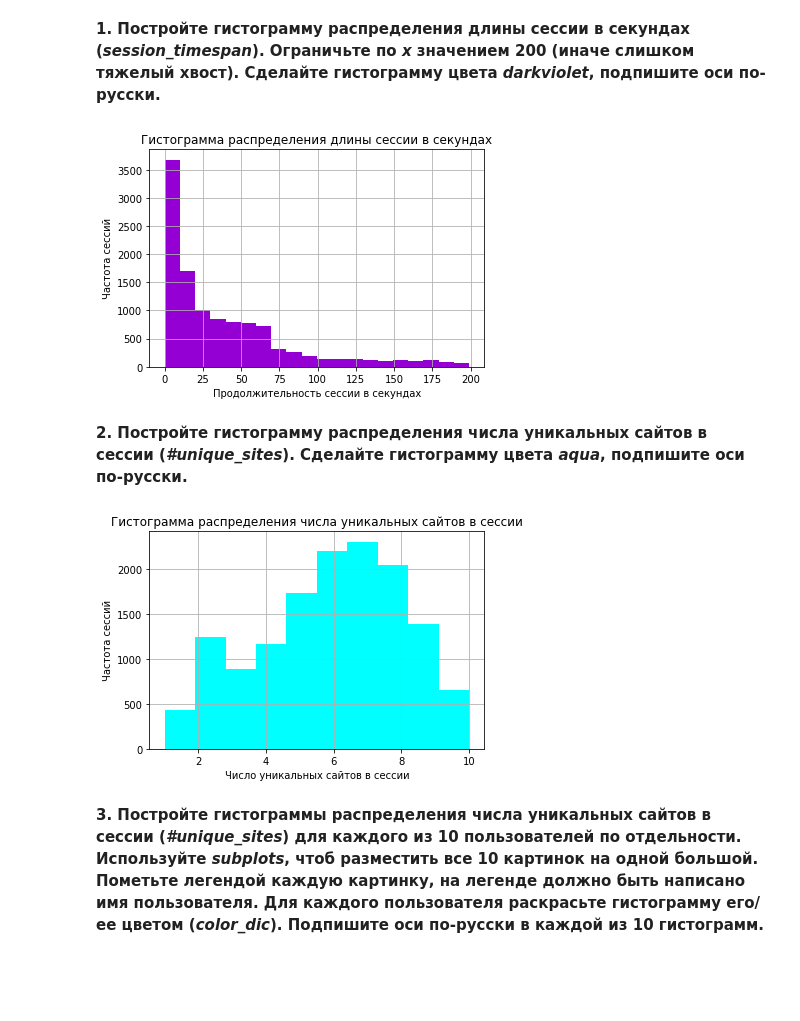
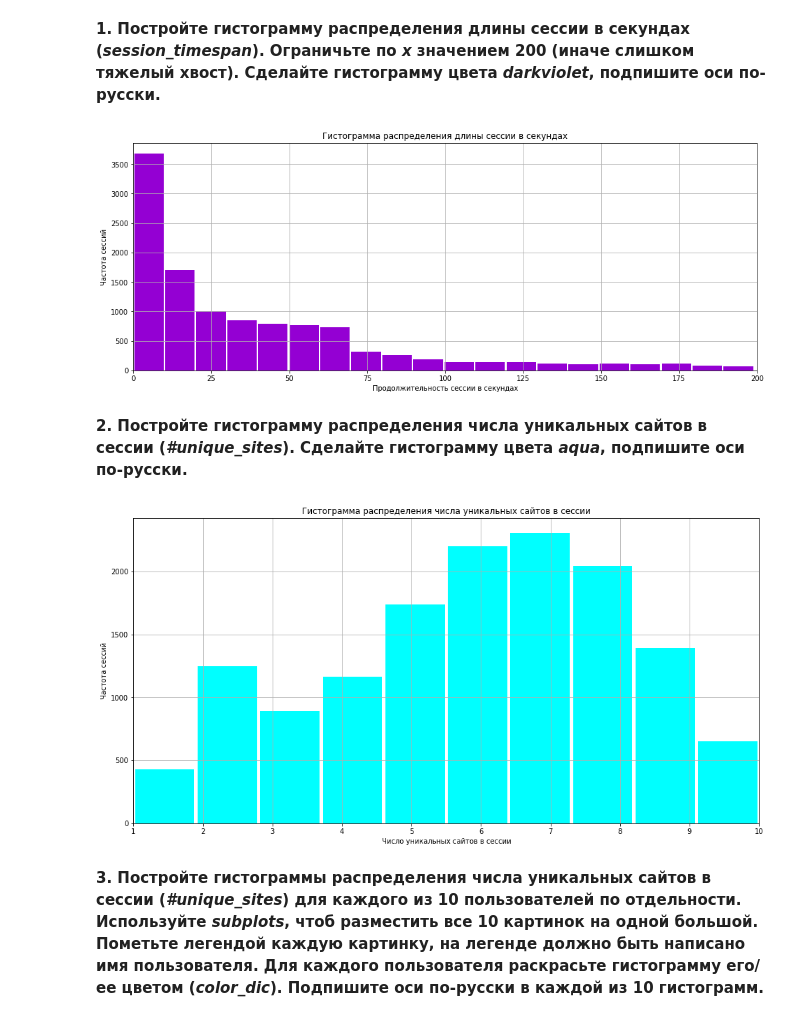
Before and after one commit to sergh1o/FROO_stepik, a Jupyter notebook: С6/week3_visual_analysis_and_fe.ipynb, the cells around one changed output. Cells and saved outputs as stored; diff of their text form; code cells hidden in the pictures; blank space fills up the shorter version.

Commit message:
Week 3 tasks
All plots complete

```diff
--- a/С6/week3_visual_analysis_and_fe.ipynb
+++ b/С6/week3_visual_analysis_and_fe.ipynb
@@ -197,23 +197,29 @@ color_dic = {'Mary-Kate': 'pink', 'Ashley': 'darkviolet', 'Lindsey':'blueviolet'
 # %% [markdown]
 **1. Постройте гистограмму распределения длины сессии в секундах (*session_timespan*). Ограничьте по *x* значением 200 (иначе слишком тяжелый хвост). Сделайте гистограмму цвета *darkviolet*, подпишите оси по-русски.**
 # %%
-train_data_10users.loc[train_data_10users.session_timespan < 200, 'session_timespan'].hist(bins=20, color='darkviolet')
+plt.figure(figsize=(16,6))
+train_data_10users.loc[train_data_10users.session_timespan < 200, 'session_timespan'].\
+                   hist(bins=20, color='darkviolet', rwidth=0.95)
 plt.xlabel('Продолжительность сессии в секундах')
 plt.ylabel('Частота сессий')
+plt.xlim((0, 200))
 plt.title('Гистограмма распределения длины сессии в секундах')
 plt.show()
 # %% [output]
-[figure, old version]
+[figure, new version]
 # %% [markdown]
 **2. Постройте гистограмму распределения числа уникальных сайтов в сессии (*#unique_sites*). Сделайте гистограмму цвета *aqua*, подпишите оси по-русски.**
 # %%
-train_data_10users['#unique_sites'].hist(color='aqua')
+plt.figure(figsize=(16,8))
+train_data_10users['#unique_sites'].hist(color='aqua', rwidth=0.95)
 plt.xlabel('Число уникальных сайтов в сессии')
 plt.ylabel('Частота сессий')
 plt.title('Гистограмма распределения числа уникальных сайтов в сессии')
+plt.xlim((1,10))
+
 plt.show()
 # %% [output]
-[figure, old version]
+[figure, new version]
 # %% [markdown]
 **3. Постройте гистограммы распределения числа уникальных сайтов в сессии (*#unique_sites*) для каждого из 10 пользователей по отдельности. Используйте *subplots*, чтоб разместить все 10 картинок на одной большой. Пометьте легендой каждую картинку, на легенде должно быть написано имя пользователя. Для каждого пользователя раскрасьте гистограмму его/ее цветом (*color_dic*). Подпишите оси по-русски в каждой из 10 гистограмм.**
 # %%
```
Also changed, not shown: parts of 10 cells of this notebook.
